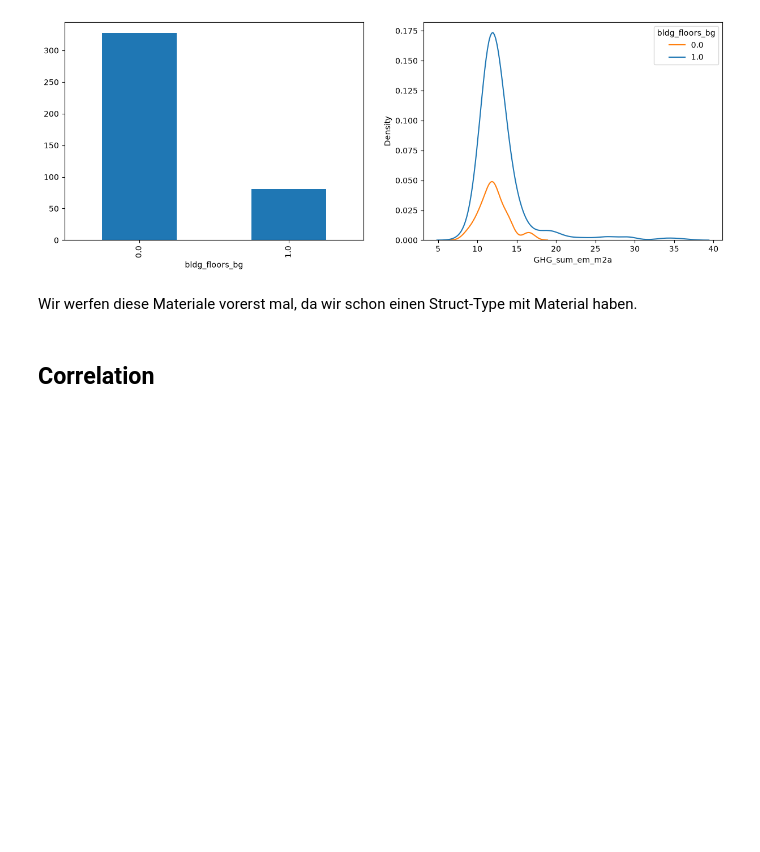
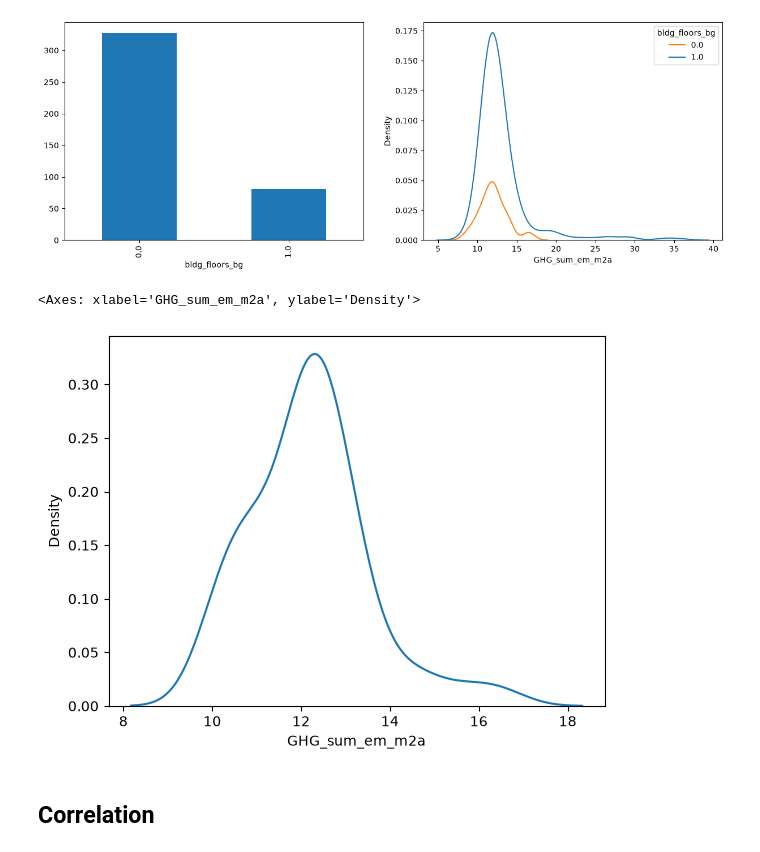
Before and after one commit to bimdoer/co2-probability, a Jupyter notebook: notebooks/eda_melanie_updated.ipynb, the cells around one changed output. Saved outputs shown, nothing was run; the diff lists cells and outputs as text; code cells hidden in the pictures; blank space fills up the shorter version.

Commit message:
plot density plot for specific scenario

```diff
--- a/notebooks/eda_melanie_updated.ipynb
+++ b/notebooks/eda_melanie_updated.ipynb
@@ -190,8 +190,19 @@ axes[1].legend(cleaned_filtered_data["bldg_floors_bg"].unique(), title="bldg_flo
 plt.show()
 # %% [output]
 [figure]
-# %% [markdown]
-Wir werfen diese Materiale vorerst mal, da wir schon einen Struct-Type mit Material haben.
+# %%
+interest = cleaned_filtered_data[
+    (cleaned_filtered_data["struct_type"] == "Brick") &
+    (cleaned_filtered_data["bldg_roof_type"] == "Gable or saddle roof") &
+    (cleaned_filtered_data["use_type"] == "Single family house") &
+    (cleaned_filtered_data["bldg_floors_ag"] == "2.0") &
+    (cleaned_filtered_data["bldg_floors_bg"] == "0.0")
+]
+
+sns.kdeplot(data=interest, x='GHG_sum_em_m2a')
+# %% [output]
+<Axes: xlabel='GHG_sum_em_m2a', ylabel='Density'>
+[figure, added]
 # %% [markdown]
 ## Correlation
 # %%
```
